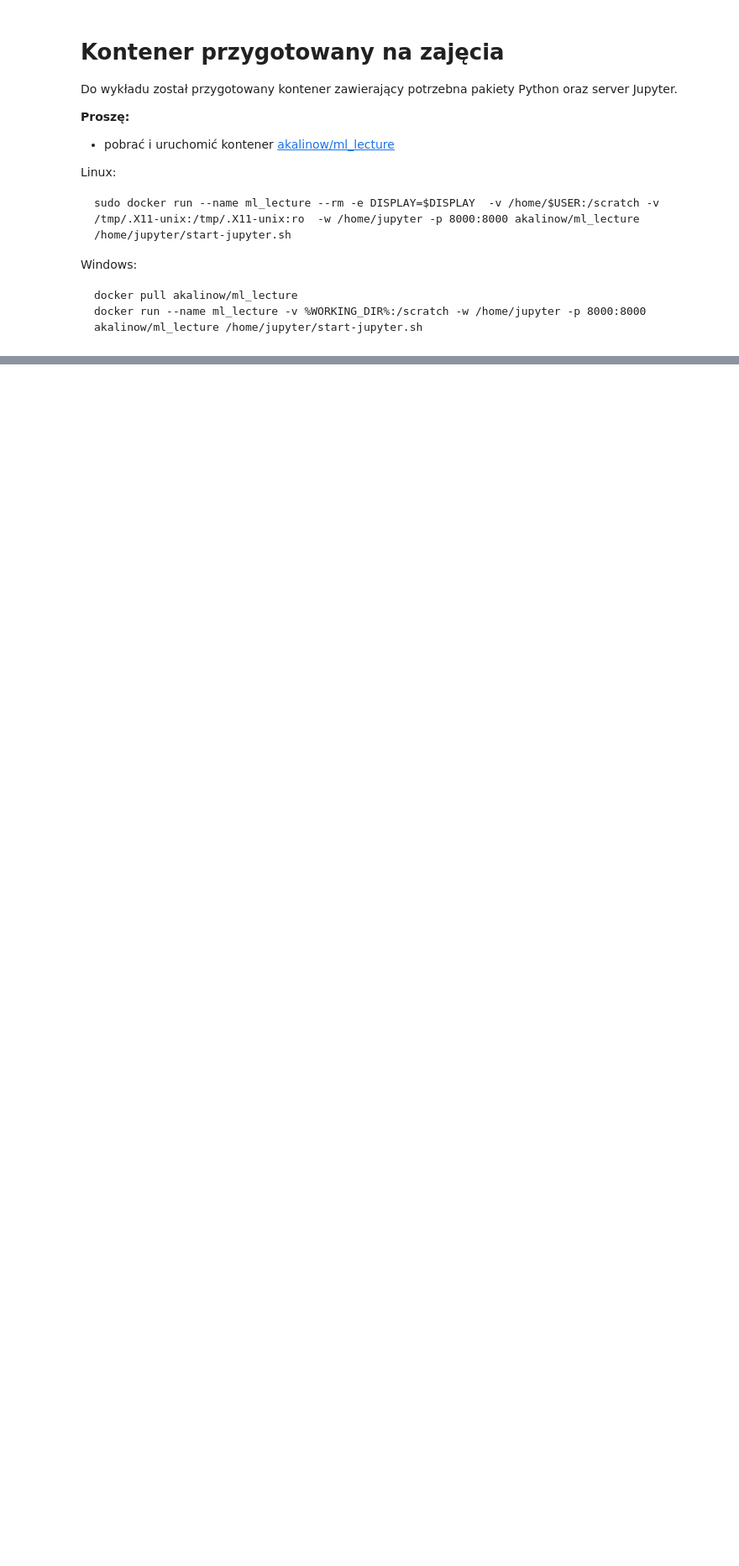
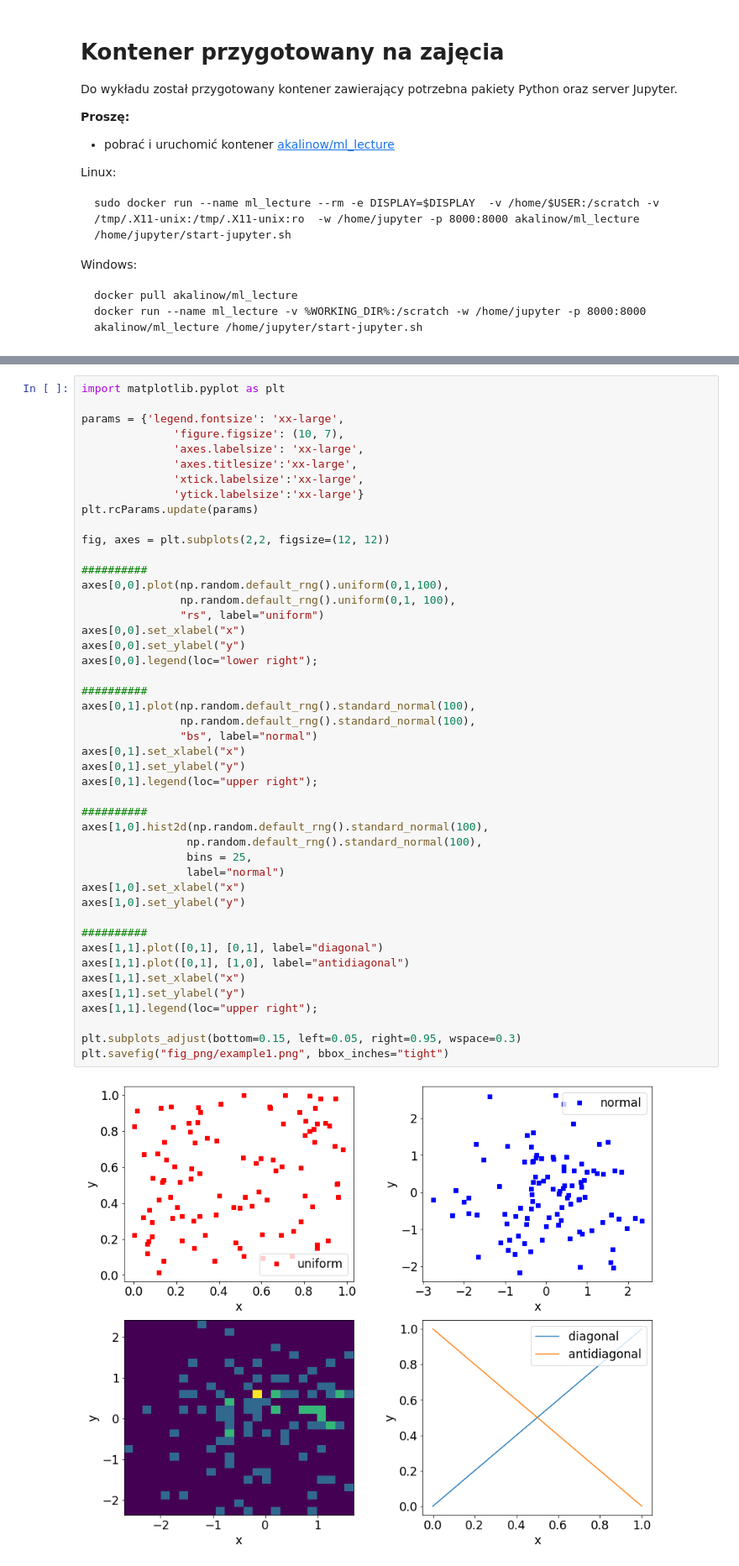
Before and after one commit to akalinow/UczenieMaszynoweII, a Jupyter notebook: 01_Przypomnienie_python.ipynb, the cells around one changed output, grey strips where cells are left out. Shown: that part at 84% size. Cells and saved outputs as stored; diff of their text form; blank space fills up the shorter version.

```diff
--- a/01_Przypomnienie_python.ipynb
+++ b/01_Przypomnienie_python.ipynb
@@ -345,0 +495,48 @@ ValueError: operands could not be broadcast together with shapes (3,3) (1,2)
+# %%
+import matplotlib.pyplot as plt
+
+params = {'legend.fontsize': 'xx-large',
+              'figure.figsize': (10, 7),
+              'axes.labelsize': 'xx-large',
+              'axes.titlesize':'xx-large',
+              'xtick.labelsize':'xx-large',
+              'ytick.labelsize':'xx-large'}
+plt.rcParams.update(params)
+
+fig, axes = plt.subplots(2,2, figsize=(12, 12))
+
+##########
+axes[0,0].plot(np.random.default_rng().uniform(0,1,100),
+               np.random.default_rng().uniform(0,1, 100),
+               "rs", label="uniform")
+axes[0,0].set_xlabel("x")
+axes[0,0].set_ylabel("y")
+axes[0,0].legend(loc="lower right");
+
+##########
+axes[0,1].plot(np.random.default_rng().standard_normal(100),
+               np.random.default_rng().standard_normal(100),
+               "bs", label="normal")
+axes[0,1].set_xlabel("x")
+axes[0,1].set_ylabel("y")
+axes[0,1].legend(loc="upper right");
+
+##########
+axes[1,0].hist2d(np.random.default_rng().standard_normal(100),
+                np.random.default_rng().standard_normal(100),
+                bins = 25,
+                label="normal")
+axes[1,0].set_xlabel("x")
+axes[1,0].set_ylabel("y")
+
+##########
+axes[1,1].plot([0,1], [0,1], label="diagonal")
+axes[1,1].plot([0,1], [1,0], label="antidiagonal")
+axes[1,1].set_xlabel("x")
+axes[1,1].set_ylabel("y")
+axes[1,1].legend(loc="upper right");
+
+plt.subplots_adjust(bottom=0.15, left=0.05, right=0.95, wspace=0.3)
+plt.savefig("fig_png/example1.png", bbox_inches="tight")
+# %% [output]
+[figure, added]
```
Also changed, not shown: parts of 27 cells of this notebook, 1 other file.
